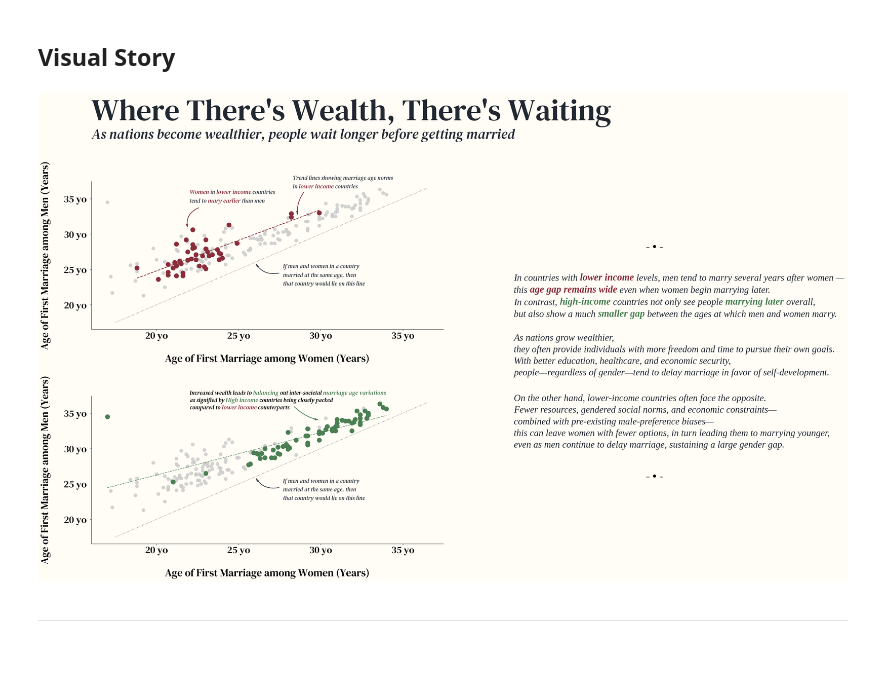
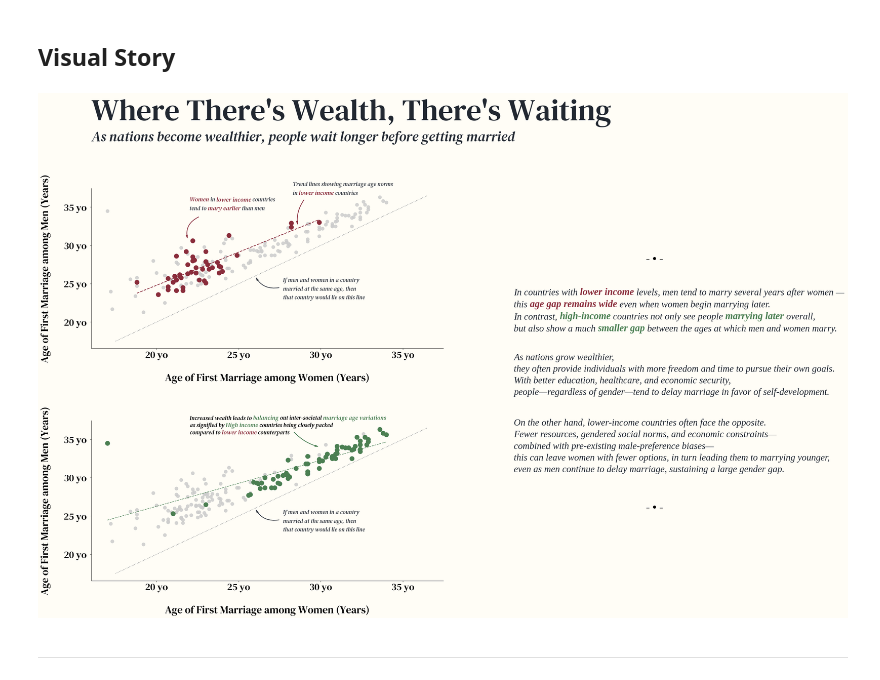
Before and after one commit to debatreyo/mini_datastory, a Jupyter notebook: marriage_age/code/marriage_age.ipynb, the cells around one changed output. Drawn from its saved outputs; the diff is of its cells as text; code cells hidden in the pictures; blank space fills up the shorter version.

```diff
--- a/marriage_age/code/marriage_age.ipynb
+++ b/marriage_age/code/marriage_age.ipynb
@@ -146,7 +146,7 @@ legend_inputs = {
 ## Visual Story
 # %%
 # Create figure
-fig, ax = plt.subplots(figsize=(35,24), nrows=2, ncols=1)
+fig, ax = plt.subplots(figsize=(35,26), nrows=2, ncols=1)
 
 ax_low, ax_high = ax
 
@@ -298,34 +298,35 @@ ax_text(
      x=28, y=36.8,
      s="""Increased wealth leads to <balancing> out inter-societal <marriage age variations>\nas signified by <High income> countries being closely packed\ncompared to <lower income> counterparts""",
 highlight_textprops=[
      dict(color=cmap.get("High income"), font=dm_i, size=17.5),
      dict(color=cmap.get("High income"), font=dm_i, size=17.5),
      dict(color=cmap.get("High income"), font=dm_i, size=17.5),
      dict(color=cmap.get("Lower middle income"), font=dm_i, size=17.5)
 ], font=dm_i, size=16.5, ha="center", va="center"
 )
 
 
 for axes in [ax_high, ax_low]:
      # axes.grid(linestyle=":", color="#CCCCCC", linewidth=0.7, alpha=0.8)
      axes.set_xticks(
           [20, 25, 30, 35],
           labels=["20 yo", "25 yo", "30 yo", "35 yo"]
      )
      axes.set_yticks(
           [20, 25, 30, 35],
           labels=["20 yo ", "25 yo ", "30 yo ", "35 yo "]
      )
      for tick_x, tick_y in zip(axes.get_xticklabels(), axes.get_yticklabels()):
           tick_x.set_fontproperties(dm)
           tick_x.set_fontsize(28)
           tick_y.set_fontproperties(dm)
           tick_y.set_fontsize(28)
 
 
 
-plt.savefig(r"D:\Learning\Data Visualization\data\world\marriage_age\marriage_age\visual\marriage_age.jpeg", dpi=350, pad_inches=2.5, bbox_inches='tight')
+plt.savefig(r"D:\Learning\Data Visualization\data\world\marriage_age\marriage_age\visual\marriage_age_2.jpeg", dpi=350, pad_inches=2.5, bbox_inches='tight')
+# plt.savefig(r"D:\Learning\Data Visualization\data\world\marriage_age\marriage_age\visual\marriage_age_small.jpeg", dpi=350, pad_inches=2.5, bbox_inches='tight') # smaller size
 # %% [output]
-[figure, old version]
+[figure, new version]
 # %% [markdown]
 ---
```
